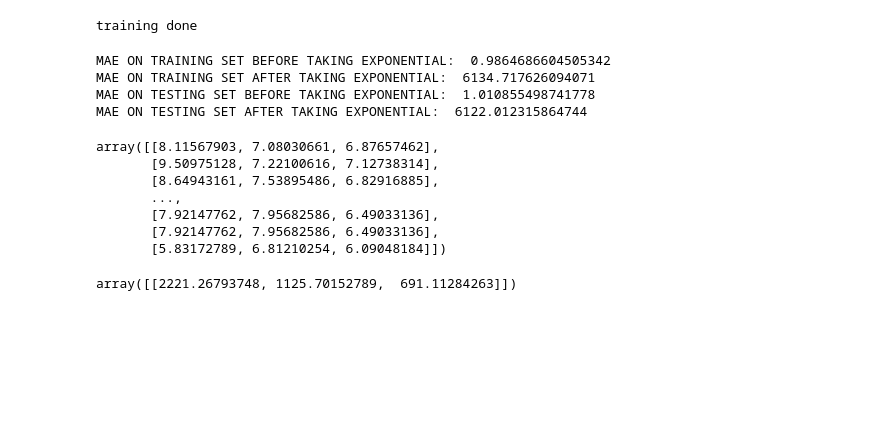
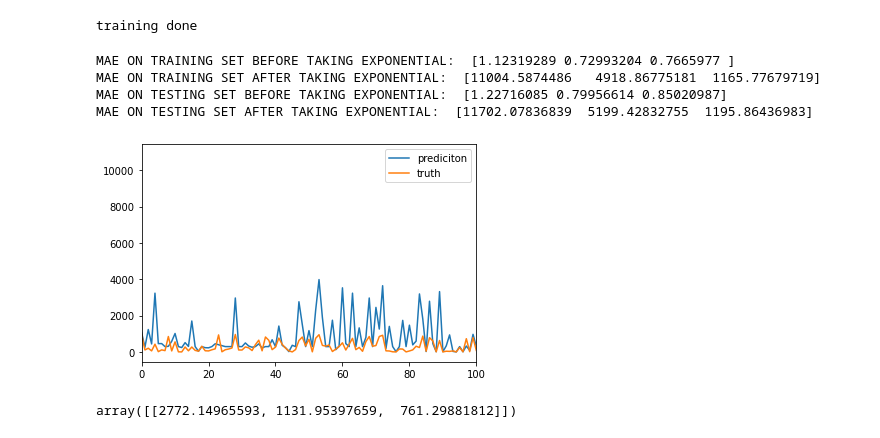
Before and after one commit to SZTankWang/ml-weibo-project-, a Jupyter notebook: script_RF.ipynb, the cells around one changed output. Cells and saved outputs as stored; diff of their text form; code cells hidden in the pictures; blank space fills up the shorter version.

Commit message:
random forest

```diff
--- a/script_RF.ipynb
+++ b/script_RF.ipynb
@@ -14,5 +23,5 @@ import numpy as np
 # %%
-df = pd.read_excel("raw_data.xlsx",skiprows=1,usecols=["微博正文","点赞数","转发数","评论数"])
+df = pd.read_excel("ml-weibo-project-/data/raw_data.xlsx",skiprows=1,usecols=["微博正文","点赞数","转发数","评论数"])
 df.head()
 # %% [output]
 |  | 微博正文 | 点赞数 | 转发数 | 评论数 |
@@ -32,7 +41,7 @@ df.head()
 | 3 | 【小调查：跨年夜，你如何度过的？】#2018最后一天#，你是如何度... | 919 | 2562 | 5281 |
 | 4 | 【揭秘！习主席书架上的新变化】今晚，习近平主席发表了#2019新年... | 6513 | 1758 | 440 |
 # %%
-f = open("tfidf.txt", 'r',encoding="utf8")
+f = open("ml-weibo-project-/data/tfidf.txt", 'r',encoding="utf8")
 allsentences = f.readlines()
 
 for i in range(len(allsentences)):
@@ -92,7 +101,7 @@ y_train.loc[[10202]]
 |  | like | comment | forward |
 | 10202 | 0.0 | 0.0 | 0.0 |
 # %%
-model = RandomForestRegressor(max_depth=10, random_state=0)
+model = RandomForestRegressor(n_estimators=150,max_depth=20, random_state=0)
 
 model.fit(X_train,y_train)
 
@@ -101,29 +110,47 @@ print("training done")
 training done
 # %%
 y_pred = model.predict(X_train)
+
+
+print("MAE ON TRAINING SET BEFORE TAKING EXPONENTIAL: ",mean_absolute_error(y_train.values, y_pred,multioutput="raw_values"))
+print("MAE ON TRAINING SET AFTER TAKING EXPONENTIAL: ",mean_absolute_error(np.exp(y_train.values), np.exp(y_pred),multioutput="raw_values"))
+
 X_test = tf_idf_transformer.transform(vectorizer.transform(X_test))
-print("MAE ON TRAINING SET BEFORE TAKING EXPONENTIAL: ",mean_absolute_error(y_train, y_pred))
-print("MAE ON TRAINING SET AFTER TAKING EXPONENTIAL: ",mean_absolute_error(np.exp(y_train), np.exp(y_pred)))
-
 y_pred_test = model.predict(X_test)
 
-print("MAE ON TESTING SET BEFORE TAKING EXPONENTIAL: ",mean_absolute_error(y_test, y_pred_test))
-print("MAE ON TESTING SET AFTER TAKING EXPONENTIAL: ",mean_absolute_error(np.exp(y_test), np.exp(y_pred_test)))
+print("MAE ON TESTING SET BEFORE TAKING EXPONENTIAL: ",mean_absolute_error(y_test.values, y_pred_test,multioutput="raw_values"))
+print("MAE ON TESTING SET AFTER TAKING EXPONENTIAL: ",mean_absolute_error(np.exp(y_test.values), np.exp(y_pred_test),multioutput="raw_values"))
 # %% [output]
-MAE ON TRAINING SET BEFORE TAKING EXPONENTIAL:  0.9864686604505342
-MAE ON TRAINING SET AFTER TAKING EXPONENTIAL:  6134.717626094071
-MAE ON TESTING SET BEFORE TAKING EXPONENTIAL:  1.010855498741778
-MAE ON TESTING SET AFTER TAKING EXPONENTIAL:  6122.012315864744
+MAE ON TRAINING SET BEFORE TAKING EXPONENTIAL:  [1.12319289 0.72993204 0.7665977 ]
+MAE ON TRAINING SET AFTER TAKING EXPONENTIAL:  [11004.5874486   4918.86775181  1165.77679719]
+MAE ON TESTING SET BEFORE TAKING EXPONENTIAL:  [1.22716085 0.79956614 0.85020987]
+MAE ON TESTING SET AFTER TAKING EXPONENTIAL:  [11702.07836839  5199.42832755  1195.86436983]
-# %%
-y_pred
-# %% [output]
-array([[8.11567903, 7.08030661, 6.87657462],
-       [9.50975128, 7.22100616, 7.12738314],
-       [8.64943161, 7.53895486, 6.82916885],
-       ...,
-       [7.92147762, 7.95682586, 6.49033136],
-       [7.92147762, 7.95682586, 6.49033136],
-       [5.83172789, 6.81210254, 6.09048184]])
+# %%
+# y_pred.shape
+# y_train.shape
+
+# diff = np.absolute(np.subtract(np.exp(y_train),np.exp(y_pred)))
+# diff
+
+# find observations with likes less than 1000
+import matplotlib.pyplot as plt
+
+mask = np.exp(y_train).values[:,0]<=1000
+# np.exp(y_train).values[mask,:]
+# print(type(y_pred))
+y_train_masked = np.exp(y_train.values)[mask,[0]]
+y_pred_masked = np.exp(y_pred)[mask,[0]]
+y_pred_masked.shape[0]
+
+# draw a plot
+x_axis = np.arange(0,y_pred_masked.shape[0],1)
+plt.plot(x_axis,y_pred_masked,label="prediciton")
+plt.plot(x_axis,y_train_masked,label="truth")
+plt.xlim([0, 100])
+plt.legend()
+plt.show()
+# %% [output]
+[figure, added]
 # %%
 test_text = "你好 明天 岁末 年初 年终 盘点 一言难尽 新年 flag 仍然 计日可期 需要 抓住 联结 历史 未来 每一个 当下 今日 胜 昨日 奋斗 唯一 解 一时 千载千载 一时 面对 未来 值得 庆幸 努力 奔跑 都是 追梦人 再见 2018 你好 2019 原图"
 x_test = [test_text]
@@ -132,4 +159,4 @@ y_result = model.predict(x_test)
 y_result = np.exp(y_result)
 y_result
 # %% [output]
-array([[2221.26793748, 1125.70152789,  691.11284263]])
+array([[2772.14965593, 1131.95397659,  761.29881812]])
```
Also changed, not shown: parts of 3 cells of this notebook.
